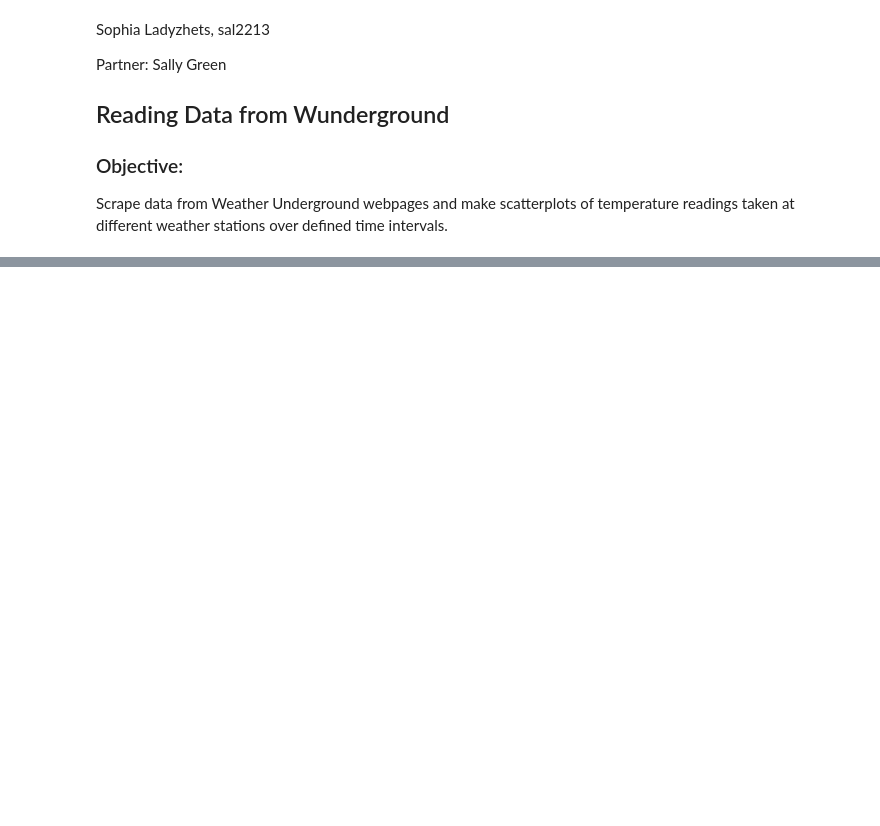
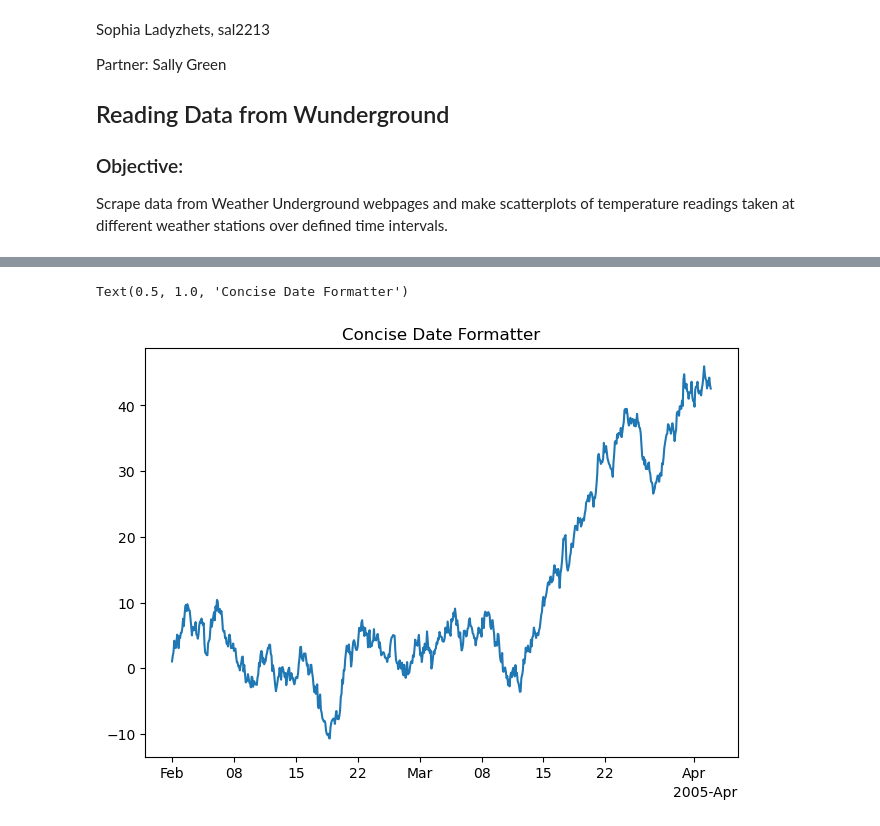
Before and after one commit to soph-loaf/aht_project, a Jupyter notebook: PreprocessingWUData_SAL.ipynb, the cells around one changed output, grey strips where cells are left out. Drawn from its saved outputs; the diff is of its cells as text; code cells hidden in the pictures; blank space fills up the shorter version.

```diff
--- a/PreprocessingWUData_SAL.ipynb
+++ b/PreprocessingWUData_SAL.ipynb
@@ -93,0 +169,22 @@ T_1421 = conv_temp(list(data_1421['Temperature']))
+# %%
+#example code for formatting dates
+#source: https://matplotlib.org/stable/api/dates_api.html
+
+base = datetime.datetime(2005, 2, 1)
+dates = np.array([base + datetime.timedelta(hours=(2 * i))
+                  for i in range(732)])
+N = len(dates)
+np.random.seed(19680801)
+y = np.cumsum(np.random.randn(N))
+
+fig, ax = plt.subplots(constrained_layout=True)
+locator = mdates.AutoDateLocator()
+formatter = mdates.ConciseDateFormatter(locator)
+ax.xaxis.set_major_locator(locator)
+ax.xaxis.set_major_formatter(formatter)
+
+ax.plot(dates, y)
+ax.set_title('Concise Date Formatter')
+# %% [output]
+Text(0.5, 1.0, 'Concise Date Formatter')
+[figure, added]
```
Also changed, not shown: parts of 11 cells of this notebook, 24 other files.
